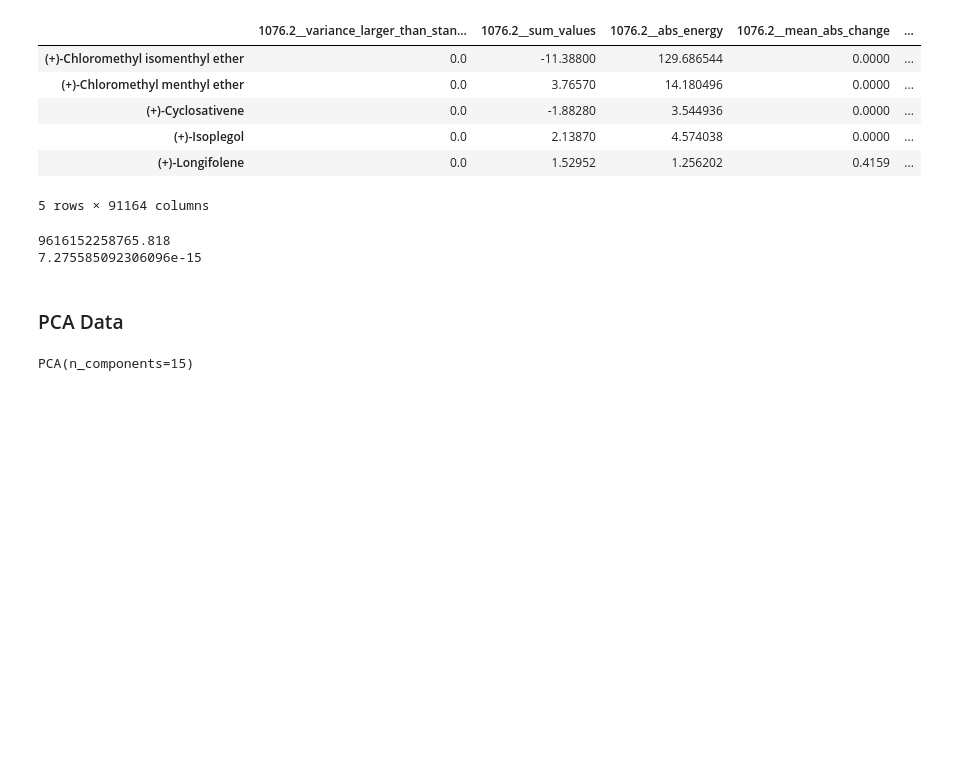
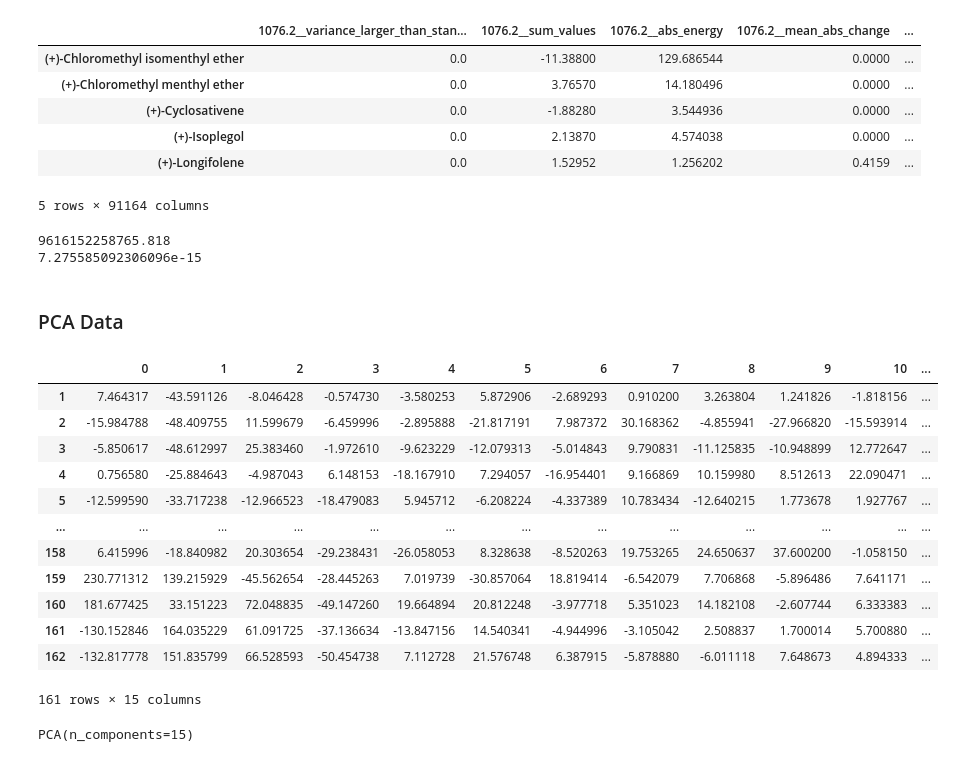
Before and after one commit to rgerkin/enantiomerlist, a Jupyter notebook: vcd.ipynb, the cells around one changed output. Saved outputs shown, nothing was run; the diff lists cells and outputs as text; code cells hidden in the pictures; blank space fills up the shorter version.

```diff
--- a/vcd.ipynb
+++ b/vcd.ipynb
@@ -204,8 +204,26 @@ print(feature_vcdset.var().min())
 from sklearn.decomposition import PCA
 # %%
 pca = PCA(n_components = 15)
-# %%
-vcd_values = vcd_values.iloc[:, 1:]
+# %%
+#vcd_values = vcd_values.iloc[:, 1:]
+pca_vcd_values = pd.DataFrame(index=vcd_values.index, columns=range(15))
+pca_vcd_values[:] = pca.fit_transform(vcd_values)
+# %%
+pca_vcd_values
+# %% [output]
+|  | 0 | 1 | 2 | 3 | 4 | 5 | 6 | 7 | 8 | 9 | 10 | ... |
+| 1 | 7.464317 | -43.591126 | -8.046428 | -0.574730 | -3.580253 | 5.872906 | -2.689293 | 0.910200 | 3.263804 | 1.241826 | -1.818156 | ... |
+| 2 | -15.984788 | -48.409755 | 11.599679 | -6.459996 | -2.895888 | -21.817191 | 7.987372 | 30.168362 | -4.855941 | -27.966820 | -15.593914 | ... |
+| 3 | -5.850617 | -48.612997 | 25.383460 | -1.972610 | -9.623229 | -12.079313 | -5.014843 | 9.790831 | -11.125835 | -10.948899 | 12.772647 | ... |
+| 4 | 0.756580 | -25.884643 | -4.987043 | 6.148153 | -18.167910 | 7.294057 | -16.954401 | 9.166869 | 10.159980 | 8.512613 | 22.090471 | ... |
+| 5 | -12.599590 | -33.717238 | -12.966523 | -18.479083 | 5.945712 | -6.208224 | -4.337389 | 10.783434 | -12.640215 | 1.773678 | 1.927767 | ... |
+| ... | ... | ... | ... | ... | ... | ... | ... | ... | ... | ... | ... | ... |
+| 158 | 6.415996 | -18.840982 | 20.303654 | -29.238431 | -26.058053 | 8.328638 | -8.520263 | 19.753265 | 24.650637 | 37.600200 | -1.058150 | ... |
+| 159 | 230.771312 | 139.215929 | -45.562654 | -28.445263 | 7.019739 | -30.857064 | 18.819414 | -6.542079 | 7.706868 | -5.896486 | 7.641171 | ... |
+| 160 | 181.677425 | 33.151223 | 72.048835 | -49.147260 | 19.664894 | 20.812248 | -3.977718 | 5.351023 | 14.182108 | -2.607744 | 6.333383 | ... |
+| 161 | -130.152846 | 164.035229 | 61.091725 | -37.136634 | -13.847156 | 14.540341 | -4.944996 | -3.105042 | 2.508837 | 1.700014 | 5.700880 | ... |
+| 162 | -132.817778 | 151.835799 | 66.528593 | -50.454738 | 7.112728 | 21.576748 | 6.387915 | -5.878880 | -6.011118 | 7.648673 | 4.894333 | ... |
+161 rows × 15 columns
 # %%
 pca.fit(vcd_values)
 # %% [output]
```
Also changed, not shown: parts of 1 cell of this notebook, 2 other files.
